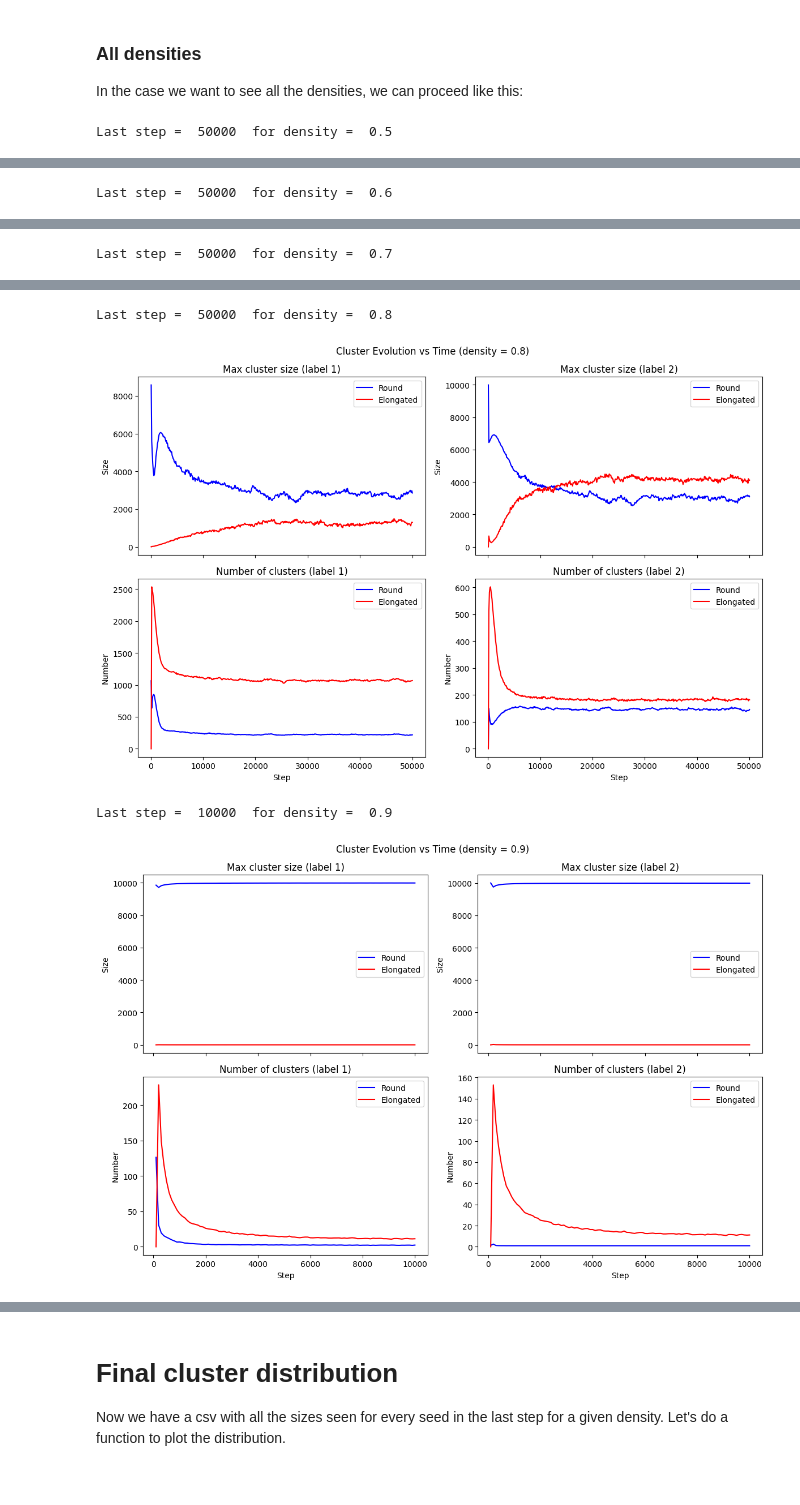
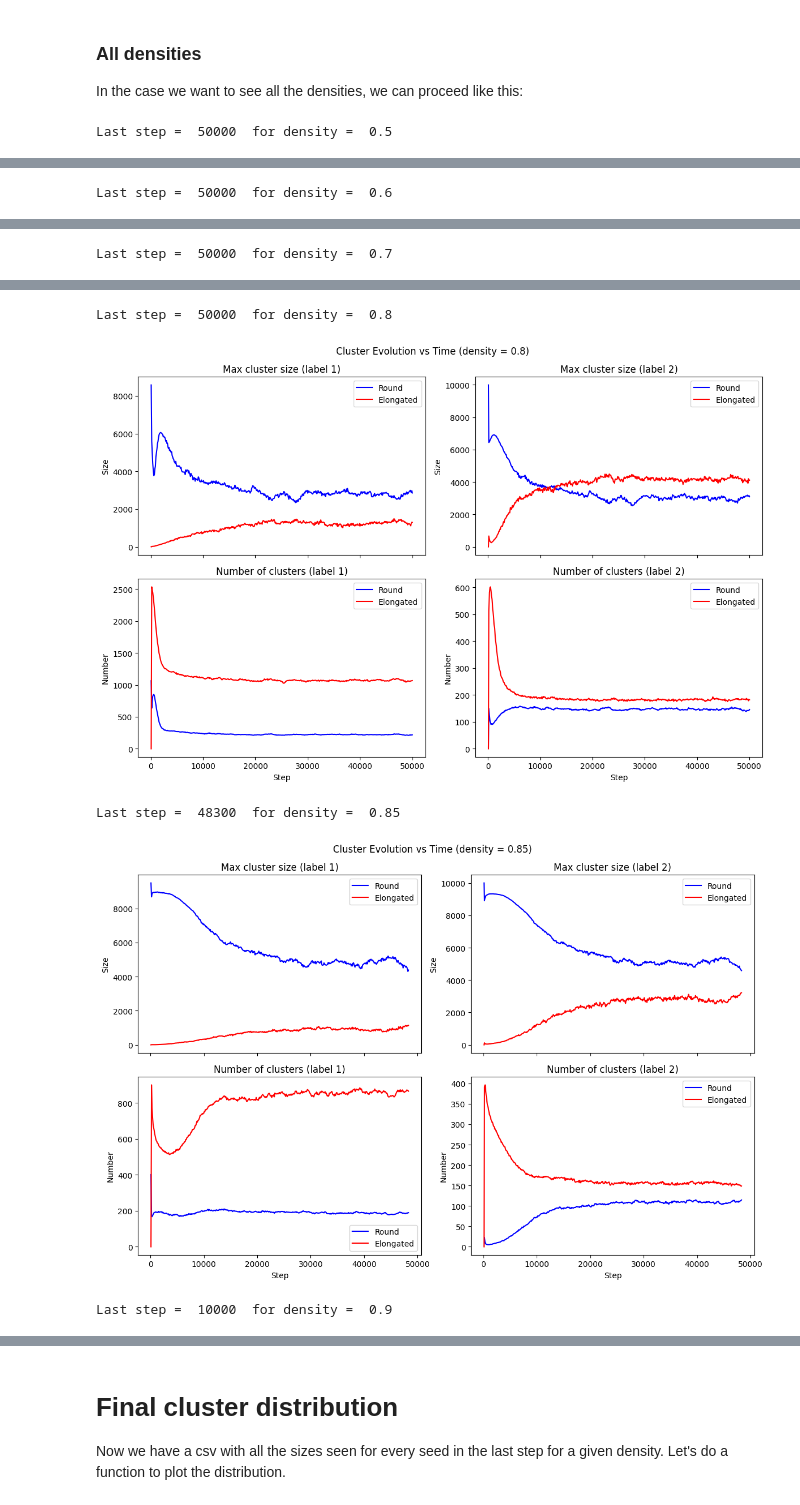
Before and after one commit to gonzaloangaut/oncostreams_analysis, a Jupyter notebook: analysis_clusters.ipynb, the cells around one changed output, grey strips where cells are left out. Saved outputs shown, nothing was run; the diff lists cells and outputs as text; code cells hidden in the pictures.

```diff
--- a/analysis_clusters.ipynb
+++ b/analysis_clusters.ipynb
@@ -220,26 +220,27 @@ plot_cluster_evolution(df, dens=density)
 In the case we want to see all the densities, we can proceed like this:
 # %%
 # Create a list with the densities
-density_list = [0.5, 0.6, 0.7, 0.8, 0.9]
+density_list = [0.5, 0.6, 0.7, 0.8, 0.85, 0.9]
 # Create a dict to save all the dataframes
 dfs = {}
 
 for density in density_list:
     # Call the function for the df in that density
     df = calculate_clusters_vs_time(num_cells=nc, dens=density, max_step=max_step, step=step, rng_seed=rng_seed)
     # df.to_csv(f"{density_folder}/clusters_vs_time_density_{density:.2f}.csv", index=False)
     # Add it to the dict
     dfs[density] = df # we can do, for example, dfs[0.85].head()
     # plot
     plot_cluster_evolution(df, dens=density)
 # %% [output]
 Last step =  50000  for density =  0.5
 [figure]
 Last step =  50000  for density =  0.6
 [figure]
 Last step =  50000  for density =  0.7
 [figure]
 Last step =  50000  for density =  0.8
 [figure]
-Last step =  10000  for density =  0.9
+Last step =  48300  for density =  0.85
-[figure, old version]
+[figure, new version]
+Last step =  10000  for density =  0.9
```
Also changed, not shown: parts of 2 cells of this notebook, 2 other files.
